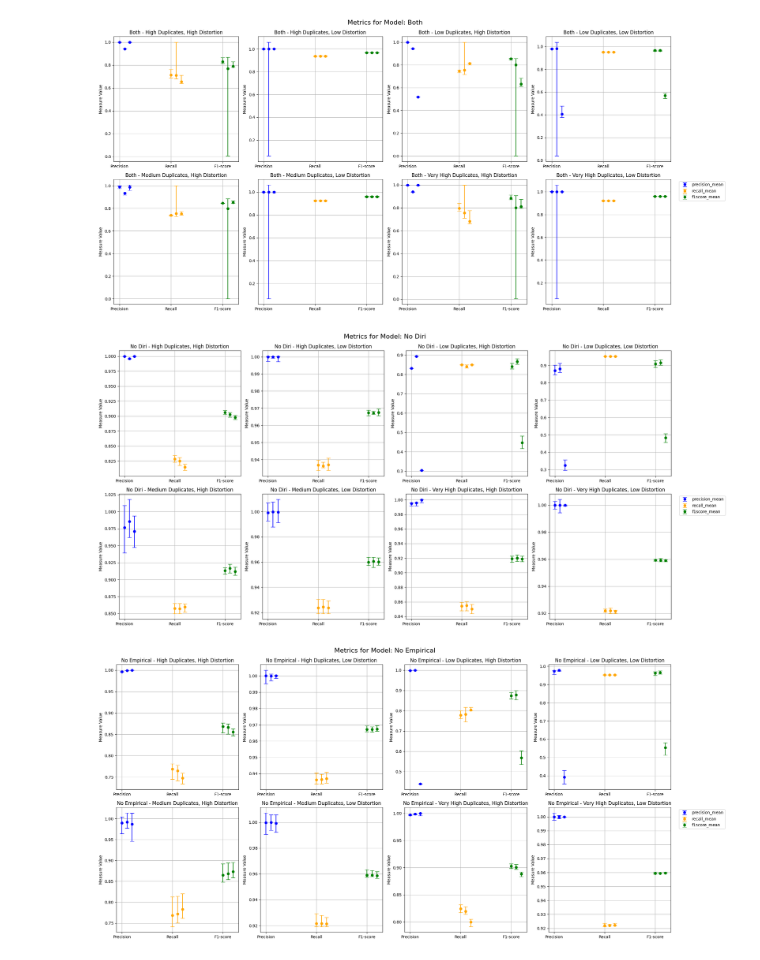
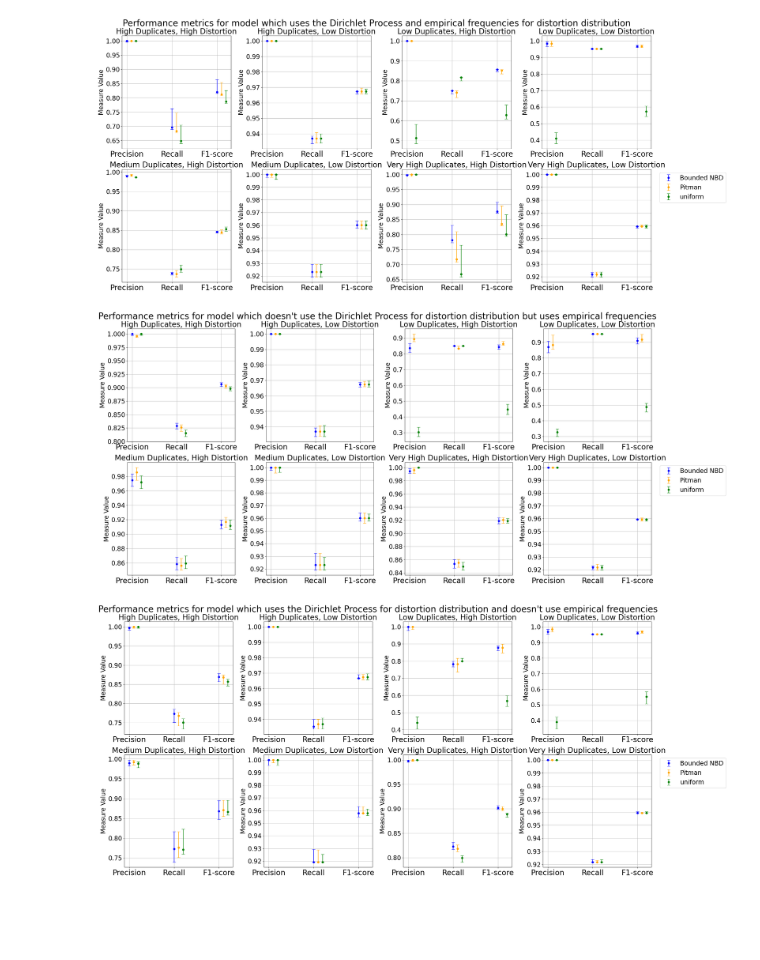
Before and after one commit to Emily0630/exchanger_data_collector, a Jupyter notebook: plot2.ipynb, the cells around one changed output. Drawn from its saved outputs; the diff is of its cells as text; code cells hidden in the pictures; blank space fills up the shorter version.

Commit message:
save plots

```diff
--- a/plot2.ipynb
+++ b/plot2.ipynb
@@ -32,56 +32,81 @@ new_clean_data
 
 # Starting with "No Diri" model
 
+title_mapping = {
+    "Both": "uses the Dirichlet Process and empirical frequencies for distortion distribution",
+    "No Diri": "doesn't use the Dirichlet Process for distortion distribution but uses empirical frequencies",
+    "No Empirical": "uses the Dirichlet Process for distortion distribution and doesn't use empirical frequencies",
+    "None": "doesn't use the Dirichlet Process or empirical frequencies for distortion distribution"
+}
+
 df = new_clean_data
 
 for model_to_plot in new_clean_data["model"].unique():
     df_model = df[df['model'] == model_to_plot]
 
-    metrics = ['precision_mean', 'recall_mean', 'f1score_mean']
-    priors = ["Bounded NBD", "Pitman", "Uniform"]
+    metrics = ['precision_median', 'recall_median', 'f1score_median']
+    priors = ["Bounded NBD", "Pitman", "uniform"]
 
     filtered_data = new_clean_data[new_clean_data['model'] == 'Both']
 
     duplicates_levels = filtered_data['duplicates_level'].unique()
     distortion_levels = filtered_data['distortion_level'].unique()
 
     colors = {0: 'blue', 1: 'orange', 2: 'green'}
 
 
 
-    plt.figure(figsize=(20, 10))
+    plt.figure(figsize=(25, 12))
 
     for j, dup_level in enumerate(duplicates_levels):
         for k, dist_level in enumerate(distortion_levels):
             index = (j * 2 + k)+1
             plt.subplot(2, 4, index)
 
-            df_plot = df_model[(df_model['duplicates_level'] == dup_level) &
-                            (df_model['distortion_level'] == dist_level)]
+            for p, prior in enumerate(priors):
 
-            for i, metric in enumerate(metrics):
-                upper_bound = metric.replace('mean', 'upper_bound')
-                lower_bound = metric.replace('mean', 'lower_bound')
-                upper_bound =  subset[upper_bound] - subset[metric]
-                lower_bound = subset[metric] - subset[lower_bound]
+                df_plot = df_model[(df_model['duplicates_level'] == dup_level) &
+                                (df_model['distortion_level'] == dist_level) &
+                                (df_model['prior'] == prior)
+                                ]
+
                 subset = df_plot
-                x_values = [k * 0.1 + 1 * i for k in range(len(subset['prior'].unique()))]
-                plt.errorbar(x_values, subset[metric], yerr=[lower_bound, upper_bound], fmt='o', capsize=5, color=colors[i], label=f'{metric}')
 
-                plt.xticks(ticks=range(len(df_plot['prior'].unique())), labels=["Precision", "Recall", "F1-score"])
-                plt.title(f'{model_to_plot} - {dup_level} Duplicates, {dist_level} Distortion')
-                plt.ylabel("Measure Value")
-                plt.grid(True)
+
+                for i, metric in enumerate(metrics):
+                    upper_bound = metric.replace('median', 'upper_bound')
+                    lower_bound = metric.replace('median', 'lower_bound')
+
+                    upper_bound =  subset[upper_bound] - subset[metric]
+                    lower_bound = subset[metric] - subset[lower_bound]
+                    if upper_bound.iloc[0]<0.001:
+                        upper_bound.iloc[0] = 0
+                    if lower_bound.iloc[0]<0.001:
+                        lower_bound.iloc[0] = 0
+
+
+                    x_values = [p * 0.1 + i]
+                    plt.errorbar(x_values, subset[metric], yerr=[lower_bound, upper_bound], fmt='o', capsize=5, color=colors[p], label=f'{prior}')
+                    plt.yticks(fontsize=20)
+                    plt.xticks(ticks=range(3), labels=["Precision", "Recall", "F1-score"], fontsize=24)
+                    plt.title(f'{dup_level} Duplicates, {dist_level} Distortion', fontsize=24)
+                    plt.ylabel("Measure Value", fontsize=20)
+                    plt.grid(True)
 
     plt.tight_layout()
-    plt.legend(bbox_to_anchor=(1.05, 1), loc='upper left')
-    plt.suptitle(f"Metrics for Model: {model_to_plot}", fontsize=16, y=1.02)
+    handles, labels = plt.gca().get_legend_handles_labels()
+    unique_legend = dict(zip(labels, handles))
+
+    # Now call plt.legend() with the unique handles and labels
+    plt.legend(unique_legend.values(), unique_legend.keys(), bbox_to_anchor=(1.05, 1), loc='upper left', fontsize=20)
+    # plt.legend(bbox_to_anchor=(1.05, 1), loc='upper left')
+    plt.suptitle(f"Performance metrics for model which {title_mapping.get(model_to_plot, 'Unknown Model')}", fontsize=28, y=1.02)
 
     # Save the plot for "No Diri"
     no_diri_plot_path = f"plots/{model_to_plot}_plot.png"
     plt.savefig(no_diri_plot_path, bbox_inches='tight')
     # no_diri_plot_path
 # %% [output]
-[figure, old version]
+[figure, new version]
-[figure, old version]
+[figure, new version]
-[figure, old version]
+[figure, new version]
```
Also changed, not shown: parts of 2 cells of this notebook, 5 other files.
